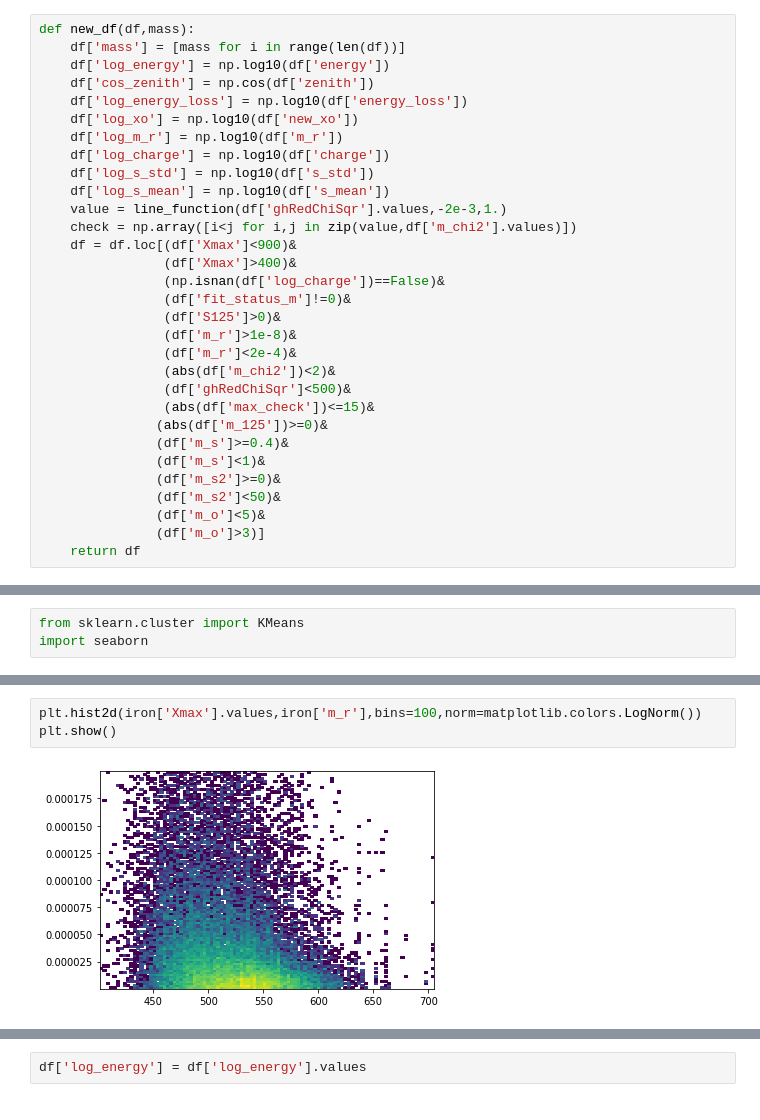
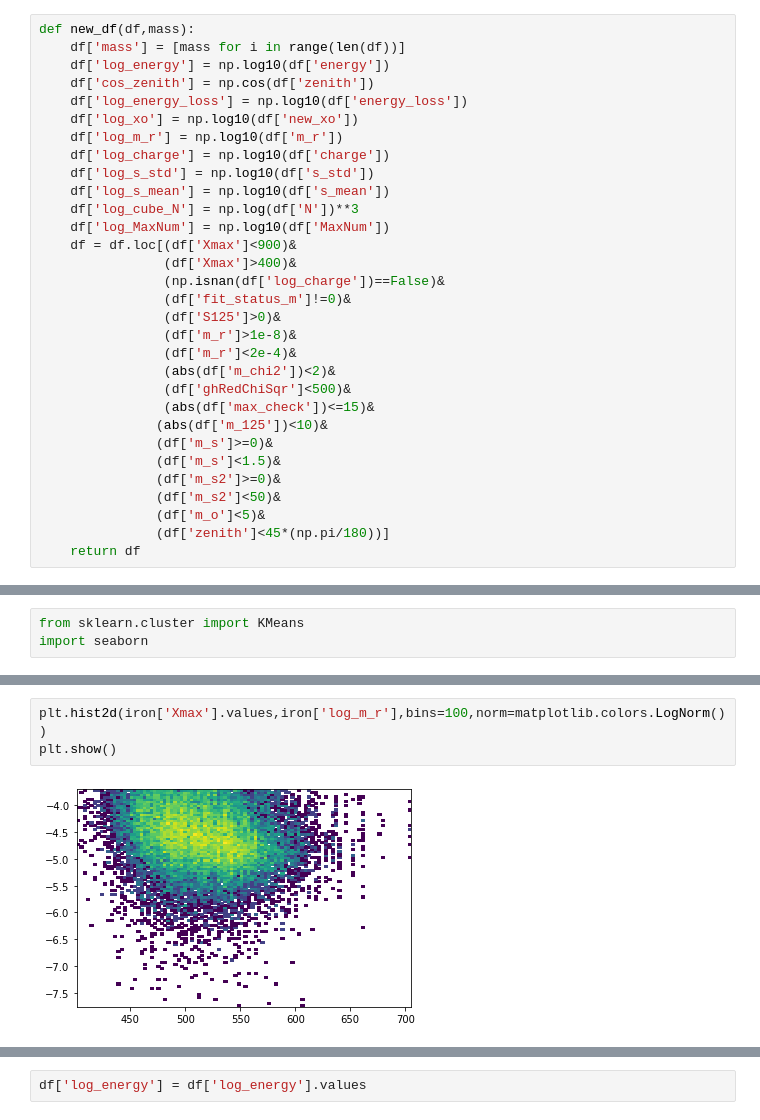
Before and after one commit to andyPhysics/CosmicRay, a Jupyter notebook: NN/NN_fitter-Copy1.ipynb, the cells around one changed output, grey strips where cells are left out. Cells and saved outputs as stored; diff of their text form.

```diff
--- a/NN/NN_fitter-Copy1.ipynb
+++ b/NN/NN_fitter-Copy1.ipynb
@@ -35,8 +28,8 @@ def new_df(df,mass):
     df['log_charge'] = np.log10(df['charge'])
     df['log_s_std'] = np.log10(df['s_std'])
     df['log_s_mean'] = np.log10(df['s_mean'])
-    value = line_function(df['ghRedChiSqr'].values,-2e-3,1.)
-    check = np.array([i<j for i,j in zip(value,df['m_chi2'].values)])
+    df['log_cube_N'] = np.log(df['N'])**3
+    df['log_MaxNum'] = np.log10(df['MaxNum'])
     df = df.loc[(df['Xmax']<900)&
                 (df['Xmax']>400)&
                 (np.isnan(df['log_charge'])==False)&
@@ -47,12 +40,12 @@ def new_df(df,mass):
                 (abs(df['m_chi2'])<2)&
                 (df['ghRedChiSqr']<500)&
                 (abs(df['max_check'])<=15)&
-               (abs(df['m_125'])>=0)&
-               (df['m_s']>=0.4)&
-               (df['m_s']<1)&
+               (abs(df['m_125'])<10)&
+               (df['m_s']>=0)&
+               (df['m_s']<1.5)&
                (df['m_s2']>=0)&
                (df['m_s2']<50)&
                (df['m_o']<5)&
-               (df['m_o']>3)]
+               (df['zenith']<45*(np.pi/180))]
     return df
 # %%
@@ -229,8 +224,8 @@ Index(['Unnamed: 0', 'mass', 'energy', 'zenith', 'S125', 'energy_loss',
 # %%
-plt.hist2d(iron['Xmax'].values,iron['m_r'],bins=100,norm=matplotlib.colors.LogNorm())
+plt.hist2d(iron['Xmax'].values,iron['log_m_r'],bins=100,norm=matplotlib.colors.LogNorm())
 plt.show()
 # %% [output]
-[figure, old version]
+[figure, new version]
 # %%
 plt.hist(abs(df['max_check']),bins=100)
 plt.show()
```
Also changed, not shown: parts of 80 cells of this notebook, 6 other files.
